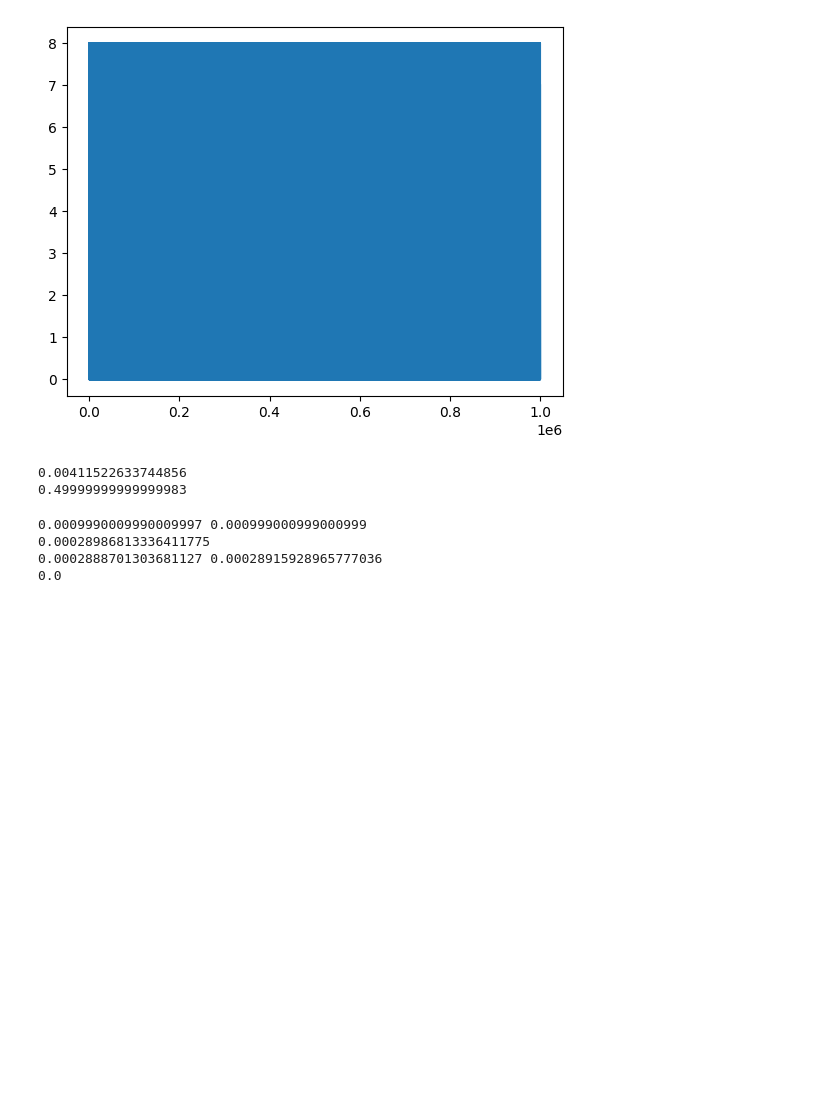
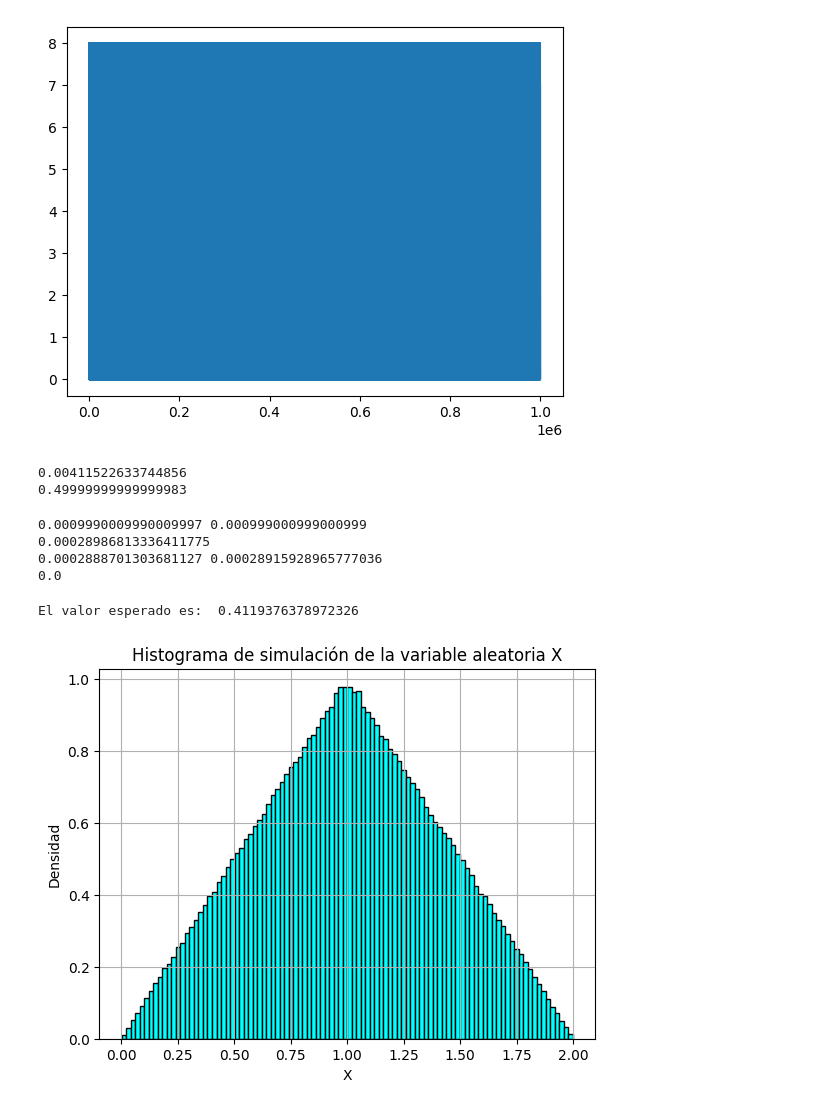
Before and after one commit to Jair-RM/Simulacion-I-Figols, a Jupyter notebook: Guia_Primer_Parcial.ipynb, the cells around one changed output. Cells and saved outputs as stored; diff of their text form; code cells hidden in the pictures; blank space fills up the shorter version.

```diff
--- a/Guia_Primer_Parcial.ipynb
+++ b/Guia_Primer_Parcial.ipynb
@@ -210,11 +210,42 @@ for i in
 # %%
 # 9. La variable aleatoria X tiene la siguiente funcion de densidad de probabilidad:
 #             {   x  si x ∈ [0, 1]
 #       fx(X)={ -x+2 si x ∈ [1, 2]
 #             {   0 en otro caso
 # a) Genere 1,000,000 valores para X y contruya un histograma para verificar que
 #    simula los numeros correctamente
 # b) Estime el valor esperado de e^(-x^2)
+
+def fx():
+  u=random()
+  if u<=0.5:
+    x=sqrt(2*u)
+  else:
+    x=2 - sqrt(2-2*u)
+  return x
+
+N=1000000
+l=[]
+
+for i in range(N):
+  l.append(fx())
+
+esp=0
+for j in l:
+  esp+=exp(-pow(j, 2))
+esp=esp/N
+
+print("El valor esperado es: ", esp, "\n")
+plt.hist(l, density=1, bins=100, color="aqua", edgecolor="black")
+plt.title('Histograma de simulación de la variable aleatoria X')
+plt.xlabel('X')
+plt.ylabel('Densidad')
+#plt.legend()
+plt.grid()
+plt.show()
+# %% [output]
+El valor esperado es:  0.4119376378972326
+[figure, added]
 # %%
 # 10. Sea X la variable aleatoria definida por:
 # x=Min{m∈N | U1+U2+...+Um > 1} donde U1, U2, U3, ... son variables aleatorias
```
Also changed, not shown: parts of 2 cells of this notebook.
